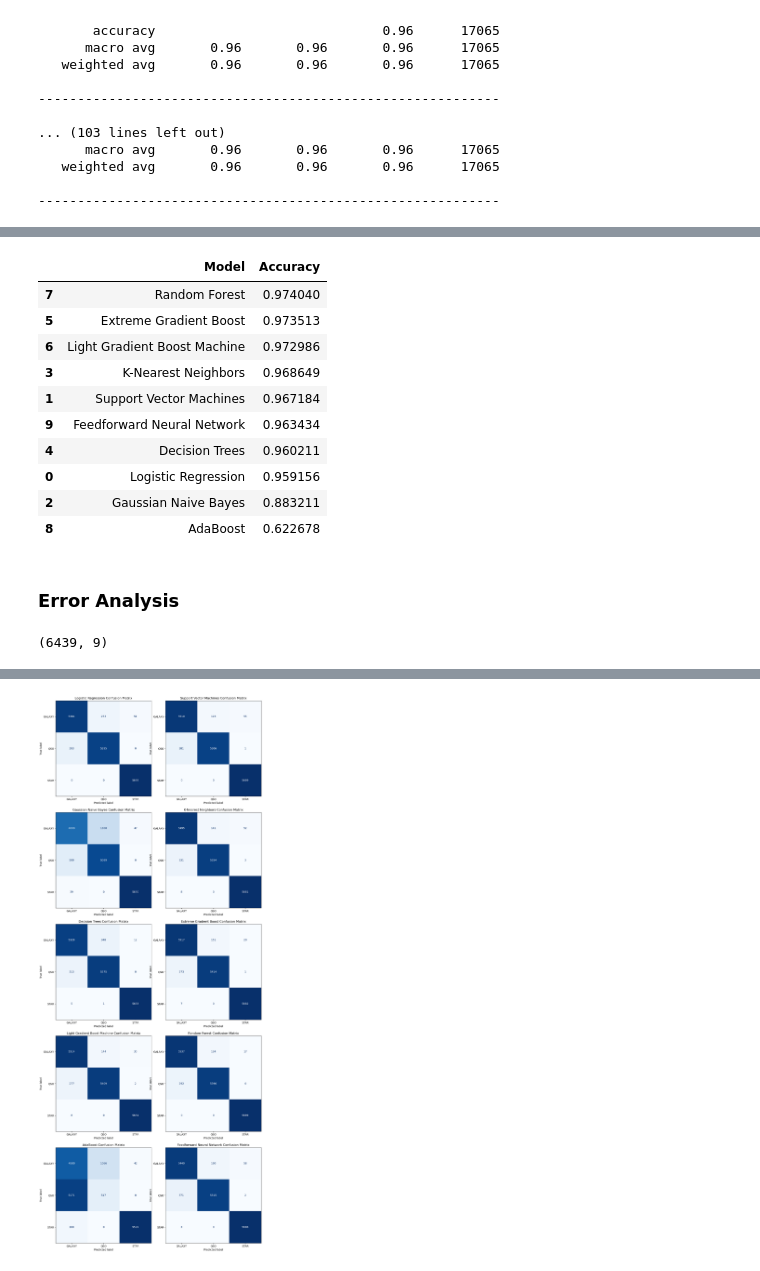
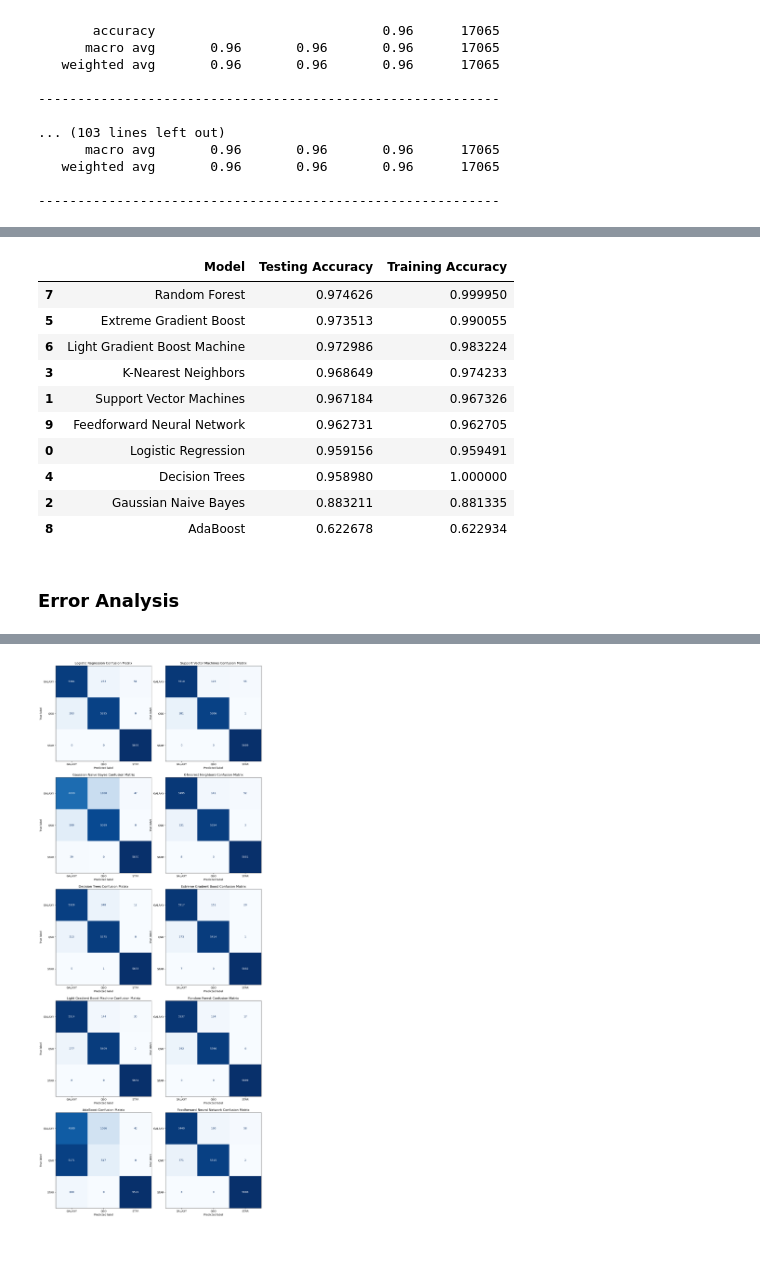
Before and after one commit to jonnneehh/STINTSY-MachineProject, a Jupyter notebook: modelMaking.ipynb, the cells around one changed output, grey strips where cells are left out. Saved outputs shown, nothing was run; the diff lists cells and outputs as text; code cells hidden in the pictures.

```diff
--- a/modelMaking.ipynb
+++ b/modelMaking.ipynb
@@ -207,9 +216,11 @@ probabilities_per_model = []
 models_after_fitting_zero_shot = []
 # %%
 for model in models_zero_shot:
-    report, predictions, probabilities, model_output = train_zero_shot(model, X_train, X_test, y_train, y_test)
+    report, training_report, predictions, probabilities, model_output = train_zero_shot(model, X_train, X_test, y_train, y_test)
 
     zero_shot_performances.append(report)
+
+    zero_shot_training_performances.append(training_report)
 
     y_predictions_per_model.append(predictions)
 
@@ -271,12 +282,22 @@ def train_neural_network(X_train, X_test, y_train, y_test):
 
     # Get the classification report
     report = classification_report(y_test, y_pred, output_dict=True)
-    return report, y_pred, y_pred_probs, model
+
+    # Make predictions on the training set
+    train_pred_probs = model.predict(X_train) # Returning this value to also get probabilities
+    train_pred = train_pred_probs.argmax(axis=1)
+
+    training_report = classification_report(y_train, train_pred, output_dict=True)
+
+
+    return report, training_report, y_pred, y_pred_probs, model
 # %%
-report, prediction, probabilities, model_output = train_neural_network(X_train, X_test, y_train, y_test)
+report, training_report, prediction, probabilities, model_output = train_neural_network(X_train, X_test, y_train, y_test)
 
 print_classification_report(report)
 zero_shot_performances.append(report)
+
+zero_shot_training_performances.append(training_report)
 
 y_predictions_per_model.append(prediction)
 
@@ -336,3 +358,11 @@ Logistic Regression
    weighted avg       0.96       0.96       0.96      17065
 
 -----------------------------------------------------------
+# %%
+for title, report in zip(model_titles, zero_shot_training_performances):
+    try:
+        print(title)
+        print_classification_report(report)
+        print('\n-----------------------------------------------------------\n')
+    except Exception as e:
+        print(e)
@@ -339,22 +407,21 @@ Logistic Regression
 # %%
-model_accuracies = pd.DataFrame(columns=('Model', 'Accuracy'))
+model_accuracies = pd.DataFrame(columns=('Model', 'Testing Accuracy', 'Training Accuracy'))
 
-for title, report in zip(model_titles, zero_shot_performances):
-    model_accuracies = pd.concat([model_accuracies, pd.DataFrame({'Model': [title], 'Accuracy': [report['accuracy']]})], ignore_index=True)
+for title, report, training_report in zip(model_titles, zero_shot_performances, zero_shot_training_performances):
+    model_accuracies = pd.concat([model_accuracies, pd.DataFrame({'Model': [title], 'Testing Accuracy': [report['accuracy']], 'Training Accuracy': [training_report['accuracy']]})], ignore_index=True)
 
-
-model_accuracies.sort_values('Accuracy', ascending=False)
+model_accuracies.sort_values('Testing Accuracy', ascending=False)
 # %% [output]
-|  | Model | Accuracy |
-| 7 | Random Forest | 0.974040 |
-| 5 | Extreme Gradient Boost | 0.973513 |
-| 6 | Light Gradient Boost Machine | 0.972986 |
-| 3 | K-Nearest Neighbors | 0.968649 |
-| 1 | Support Vector Machines | 0.967184 |
-| 9 | Feedforward Neural Network | 0.963434 |
-| 4 | Decision Trees | 0.960211 |
-| 0 | Logistic Regression | 0.959156 |
-| 2 | Gaussian Naive Bayes | 0.883211 |
-| 8 | AdaBoost | 0.622678 |
+|  | Model | Testing Accuracy | Training Accuracy |
+| 7 | Random Forest | 0.974626 | 0.999950 |
+| 5 | Extreme Gradient Boost | 0.973513 | 0.990055 |
+| 6 | Light Gradient Boost Machine | 0.972986 | 0.983224 |
+| 3 | K-Nearest Neighbors | 0.968649 | 0.974233 |
+| 1 | Support Vector Machines | 0.967184 | 0.967326 |
+| 9 | Feedforward Neural Network | 0.962731 | 0.962705 |
+| 0 | Logistic Regression | 0.959156 | 0.959491 |
+| 4 | Decision Trees | 0.958980 | 1.000000 |
+| 2 | Gaussian Naive Bayes | 0.883211 | 0.881335 |
+| 8 | AdaBoost | 0.622678 | 0.622934 |
 # %% [markdown]
 ### Error Analysis
@@ -365,20 +427,0 @@ model = models_after_fitting_zero_shot[index]
-# %%
-import numpy as np
-import pandas as pd
-import seaborn as sns
-import matplotlib.pyplot as plt
-
-categorical_columns = ['u', 'g', 'r', 'i', 'z', 'redshift']
-
-# Copy the test data
-error_analysis_data = X_test.copy()
-
-error_analysis_data['prediction'] = predictions
-error_analysis_data['target'] = y_test
-
-# Calculate if the target matches the prediction
-error_analysis_data['target_prediction_match'] = error_analysis_data['target'].eq(error_analysis_data['prediction'])
-
-error_analysis_data[error_analysis_data['target_prediction_match'] == False].shape
-# %% [output]
-(6439, 9)
```
Also changed, not shown: parts of 10 cells of this notebook.
